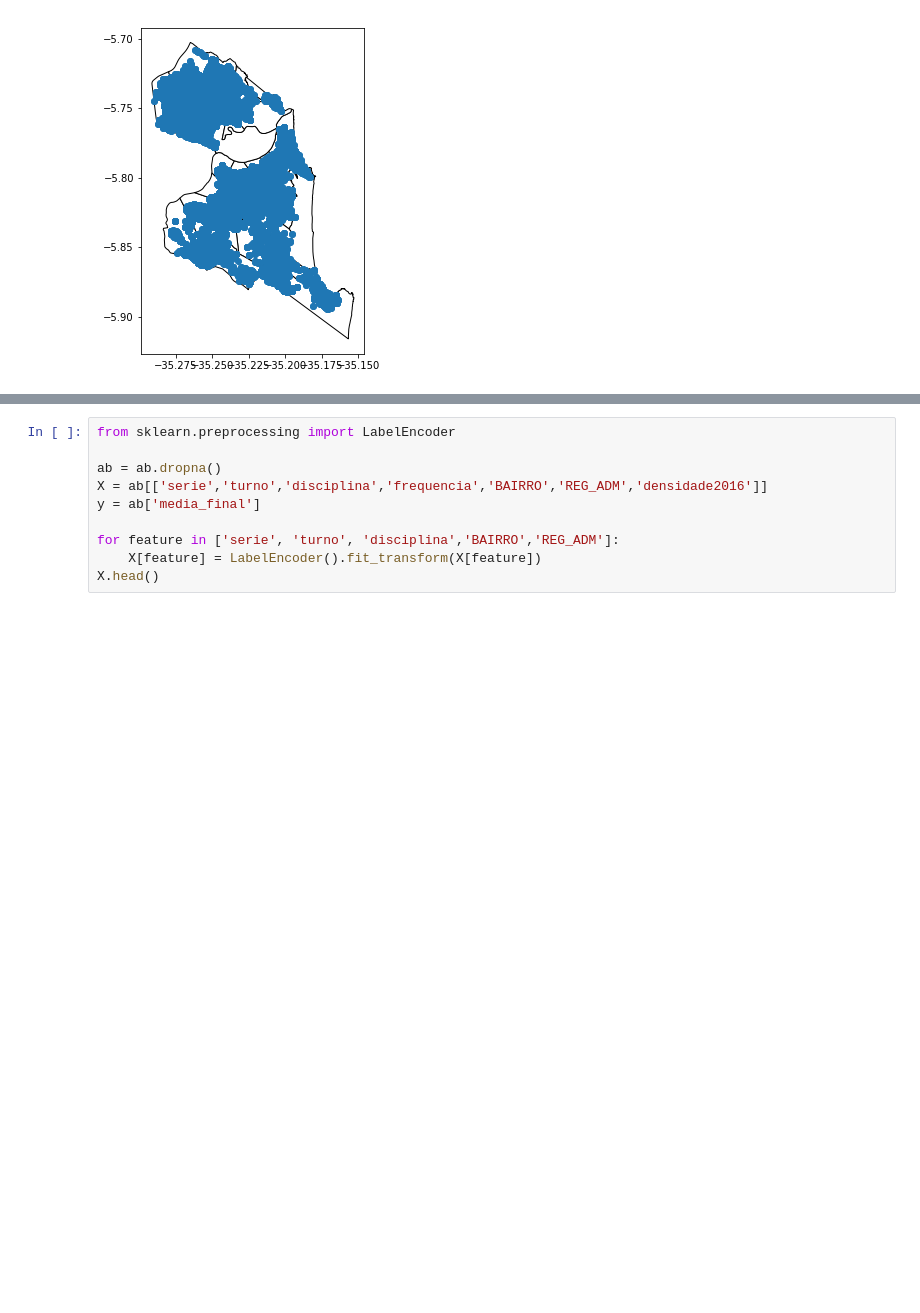
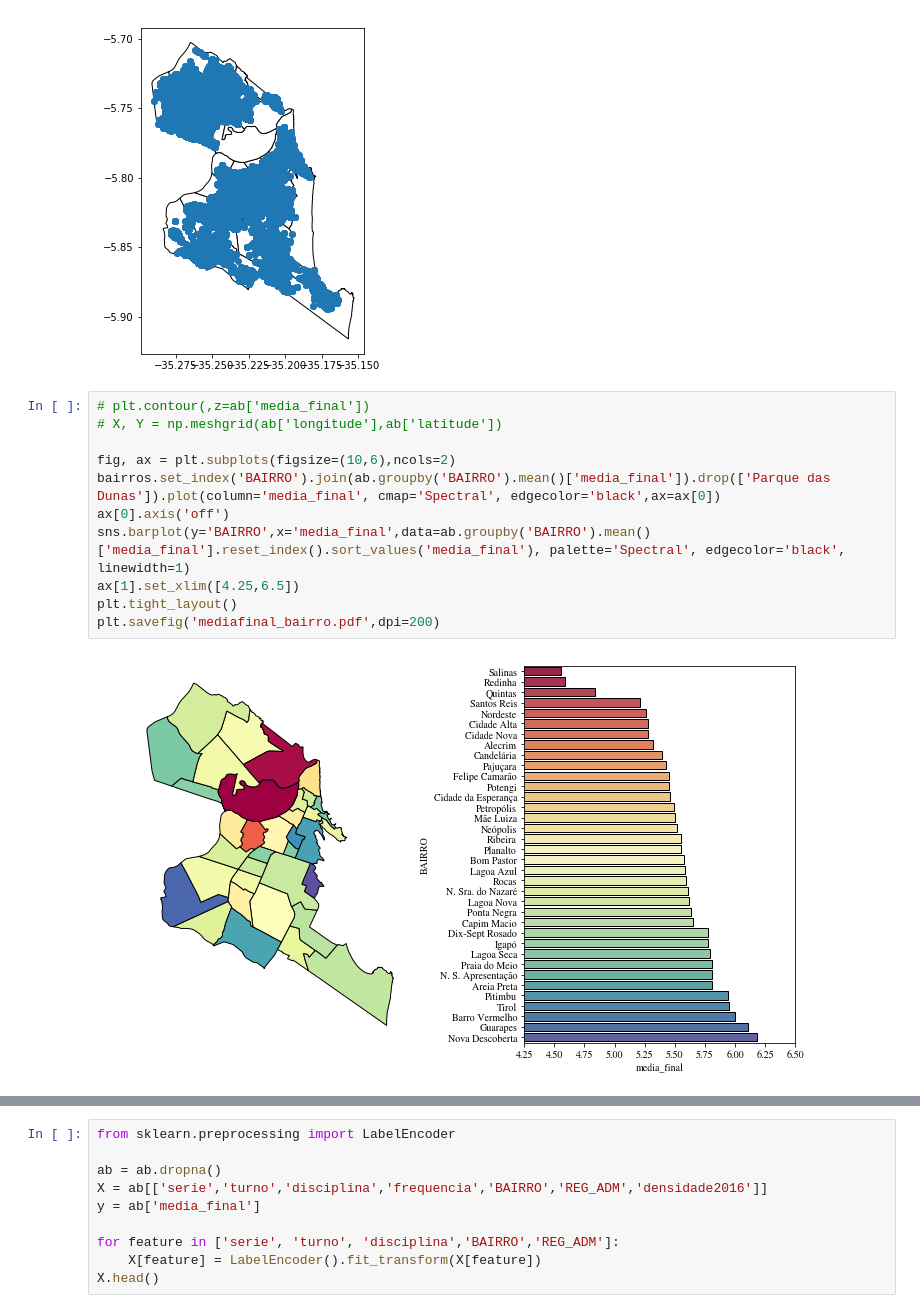
Before and after one commit to adaj/educational-analytics, a Jupyter notebook: eda+regressao.ipynb, the cells around one changed output, grey strips where cells are left out. Drawn from its saved outputs; the diff is of its cells as text; blank space fills up the shorter version.

```diff
--- a/eda+regressao.ipynb
+++ b/eda+regressao.ipynb
@@ -36,6 +36,19 @@ ab.plot(ax=ax)
 Warning: CRS does not match!
 <matplotlib.axes._subplots.AxesSubplot at 0x...>
 [figure]
+# %%
+# plt.contour(,z=ab['media_final'])
+# X, Y = np.meshgrid(ab['longitude'],ab['latitude'])
+
+fig, ax = plt.subplots(figsize=(10,6),ncols=2)
+bairros.set_index('BAIRRO').join(ab.groupby('BAIRRO').mean()['media_final']).drop(['Parque das Dunas']).plot(column='media_final', cmap='Spectral', edgecolor='black',ax=ax[0])
+ax[0].axis('off')
+sns.barplot(y='BAIRRO',x='media_final',data=ab.groupby('BAIRRO').mean()['media_final'].reset_index().sort_values('media_final'), palette='Spectral', edgecolor='black', linewidth=1)
+ax[1].set_xlim([4.25,6.5])
+plt.tight_layout()
+plt.savefig('mediafinal_bairro.pdf',dpi=200)
+# %% [output]
+[figure, added]
 # %%
 plt.rcParams['mathtext.fontset'] = 'stix'
 plt.rcParams['font.family'] = 'STIXGeneral'
```
Also changed, not shown: parts of 3 cells of this notebook, 4 other files.
